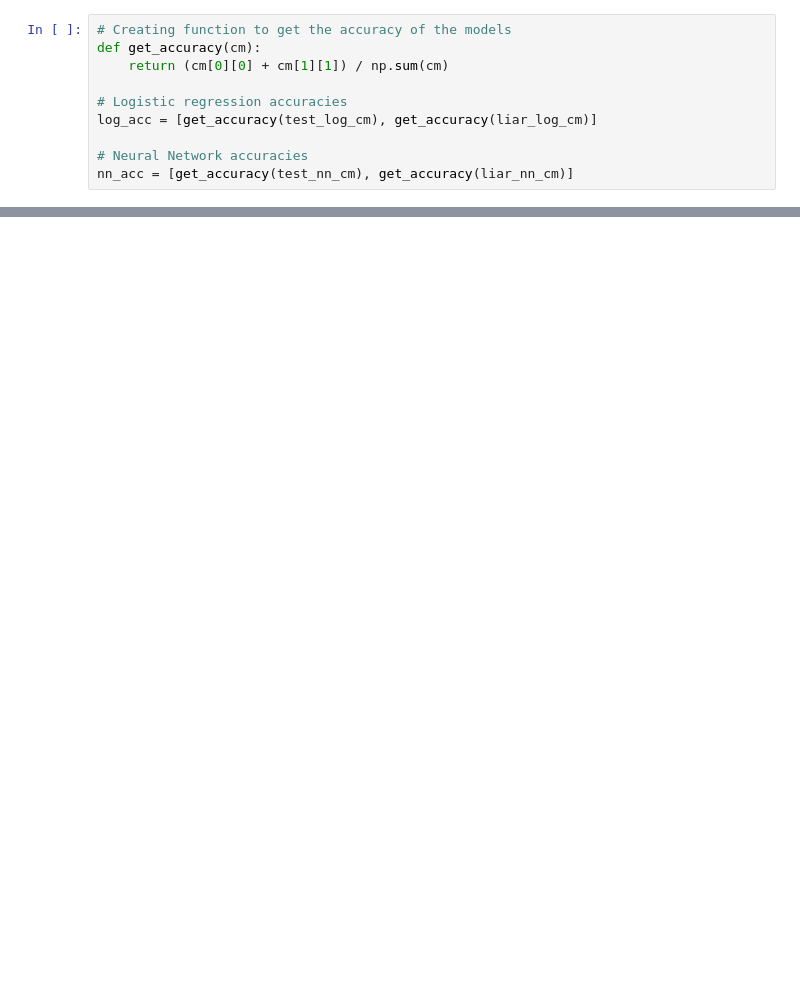
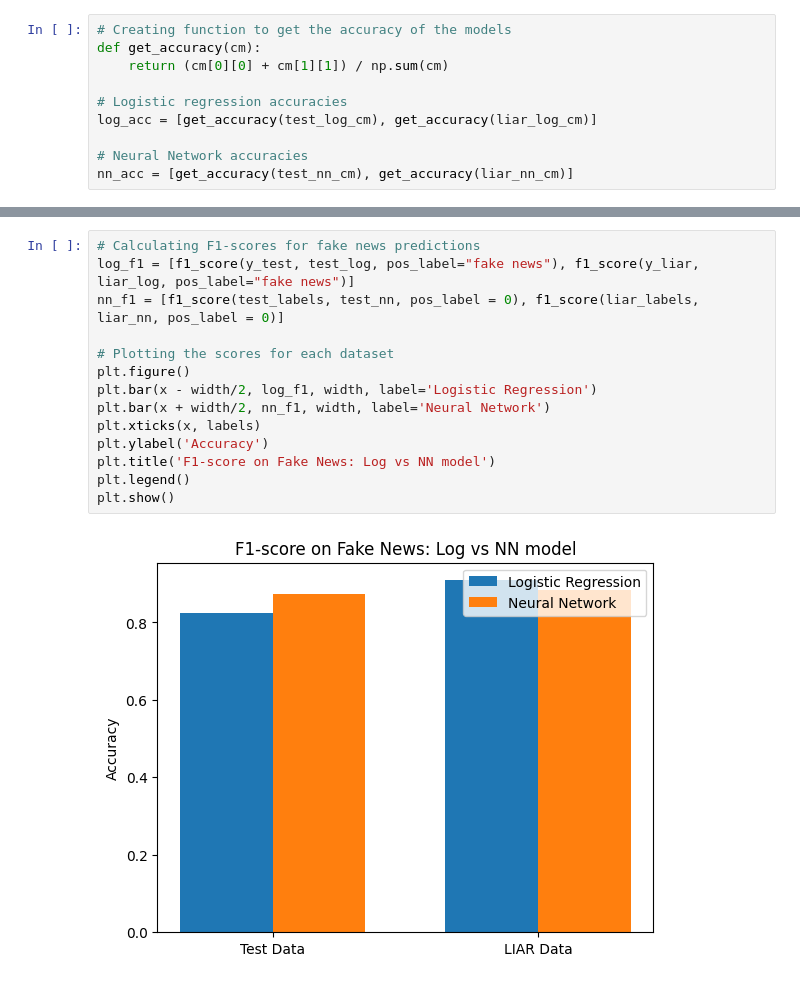
Before and after one commit to Frederik11111/Final-exam-project-GDS, a Jupyter notebook: FakeNewsFinalProject.ipynb, the cells around one changed output, grey strips where cells are left out. Drawn from its saved outputs; the diff is of its cells as text; blank space fills up the shorter version.

```diff
--- a/FakeNewsFinalProject.ipynb
+++ b/FakeNewsFinalProject.ipynb
@@ -873,0 +882,16 @@ plt.show()
+# %%
+# Calculating F1-scores for fake news predictions
+log_f1 = [f1_score(y_test, test_log, pos_label="fake news"), f1_score(y_liar, liar_log, pos_label="fake news")]
+nn_f1 = [f1_score(test_labels, test_nn, pos_label = 0), f1_score(liar_labels, liar_nn, pos_label = 0)]
+
+# Plotting the scores for each dataset
+plt.figure()
+plt.bar(x - width/2, log_f1, width, label='Logistic Regression')
+plt.bar(x + width/2, nn_f1, width, label='Neural Network')
+plt.xticks(x, labels)
+plt.ylabel('Accuracy')
+plt.title('F1-score on Fake News: Log vs NN model')
+plt.legend()
+plt.show()
+# %% [output]
+[figure, added]
```
Also changed, not shown: parts of 18 cells of this notebook.
